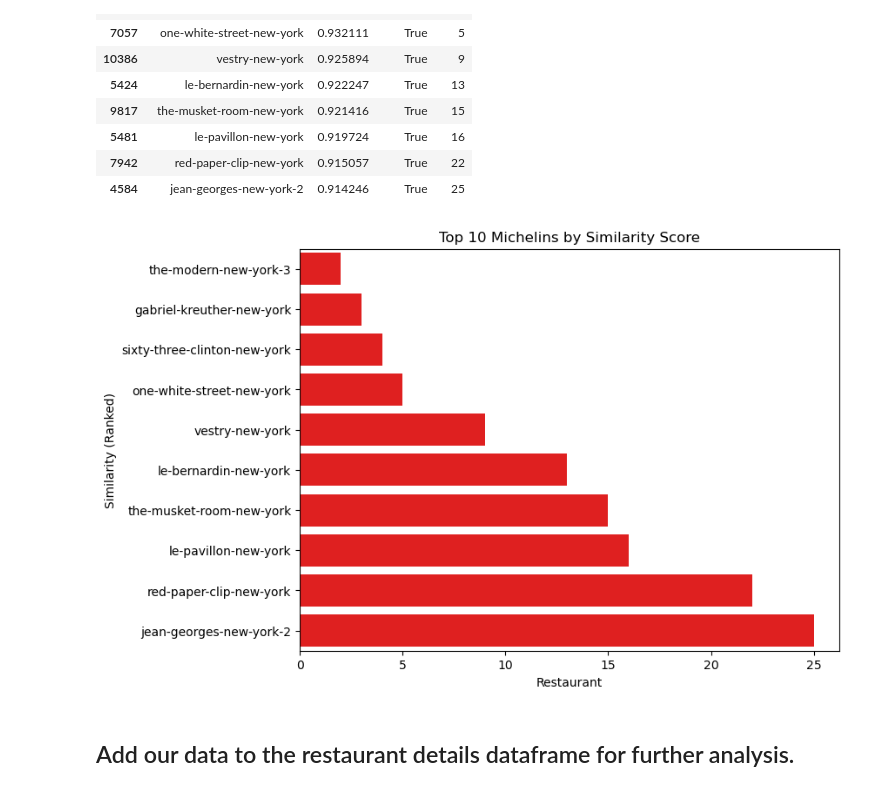
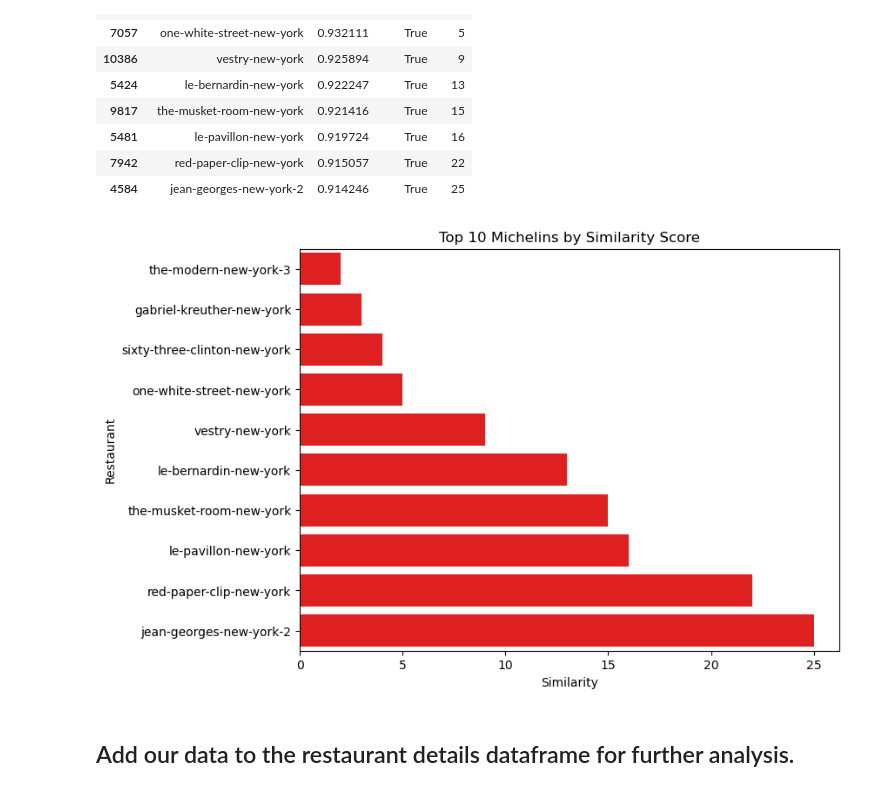
Before and after one commit to mabdullah-nyu/DSGA-1007-Project, a Jupyter notebook: tfidf_model.ipynb, the cells around one changed output. Cells and saved outputs as stored; diff of their text form; code cells hidden in the pictures.

```diff
--- a/tfidf_model.ipynb
+++ b/tfidf_model.ipynb
@@ -112,13 +112,13 @@ df_similarity[df_similarity["michelin"] == True].head(10)
 # %%
 plt.figure(figsize=(8, 6))
 sns.barplot(x='rank', y='alias', data=df_similarity[df_similarity["michelin"] == True].head(10), color = 'red')
 
 plt.title('Top 10 Michelins by Similarity Score')
-plt.xlabel('Restaurant')
-plt.ylabel('Similarity (Ranked)')
+plt.xlabel('Similarity')
+plt.ylabel('Restaurant')
 plt.show()
 # %% [output]
-[figure, old version]
+[figure, new version]
 # %% [markdown]
 ## Add our data to the restaurant details dataframe for further analysis.
 # %%
```
Also changed, not shown: parts of 1 cell of this notebook, 1 other file.
